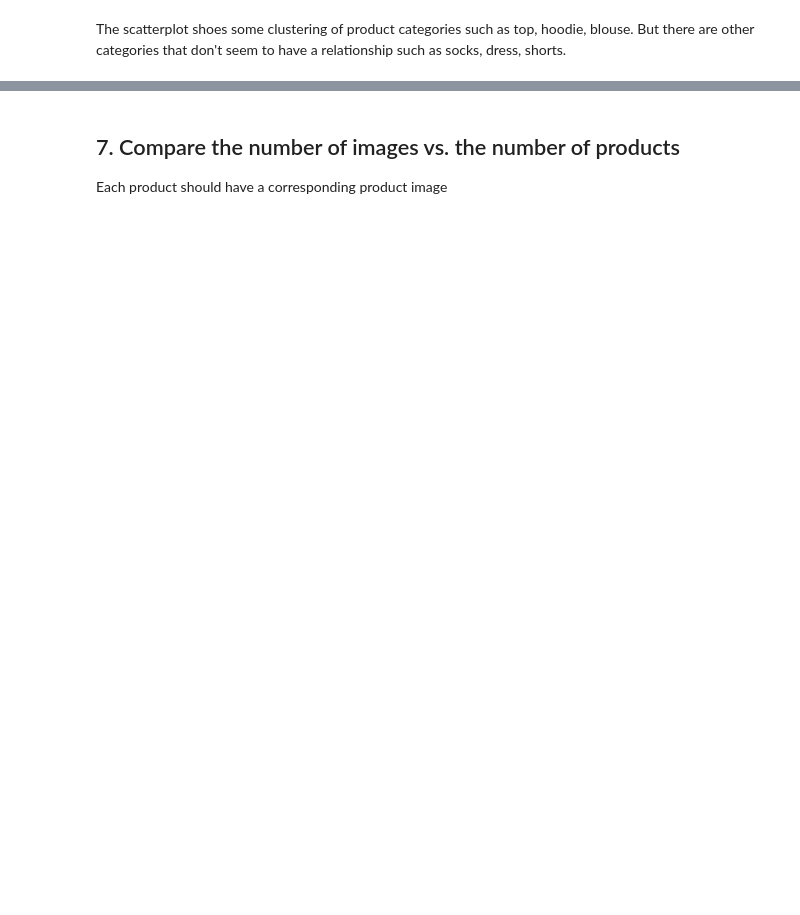
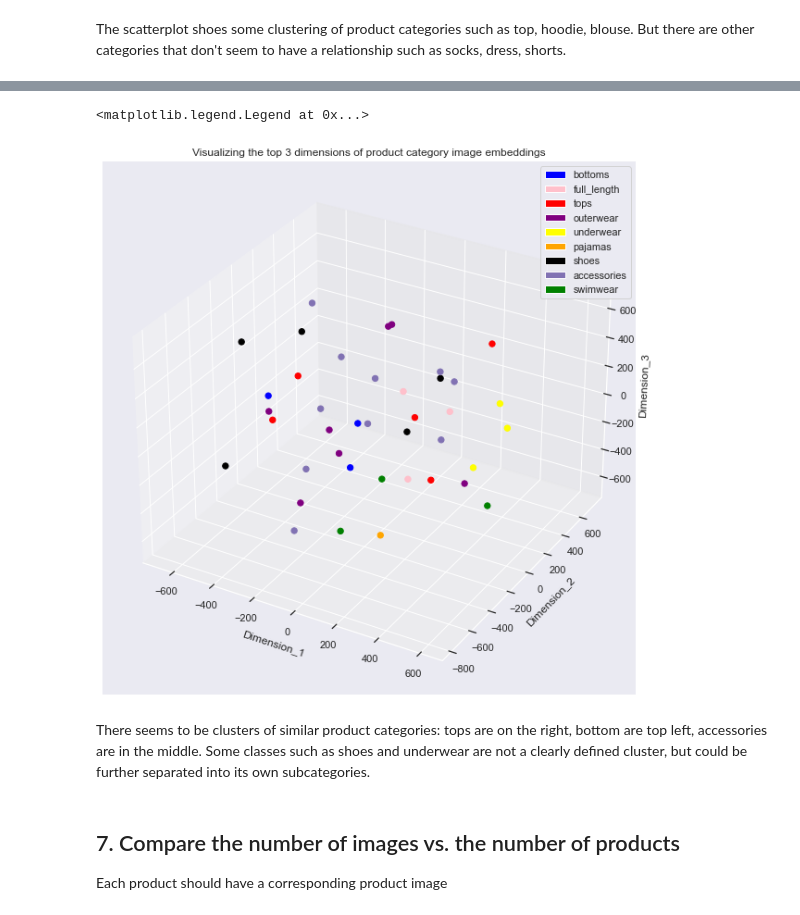
Before and after one commit to melissavhan/H_and_M_product_category_classification, a Jupyter notebook: notebooks/Capstone 3 - Data Wrangling and EDA.ipynb, the cells around one changed output, grey strips where cells are left out. Cells and saved outputs as stored; diff of their text form; code cells hidden in the pictures; blank space fills up the shorter version.

```diff
--- a/notebooks/Capstone 3 - Data Wrangling and EDA.ipynb
+++ b/notebooks/Capstone 3 - Data Wrangling and EDA.ipynb
@@ -439,0 +599,4 @@ The scatterplot shoes some clustering of product categories such as top, hoodie,
+# %%
+tsne_data3 = pd.DataFrame(tsne_data3[:40])
+tsne_data3.columns = ['Dimension_1', 'Dimension_2', 'Dimension_3']
+tsne_data3
@@ -440,3 +621,49 @@ The scatterplot shoes some clustering of product categories such as top, hoodie,
+# %%
+# Color mapping
+category_groups = {'bottoms':['Trousers', 'Shorts', 'Skirt'],
+                   'full_length':['Dress','Garment Set','Jumpsuit/Playsuit'],
+                   'tops':['T-shirt', 'Top', 'Blouse', 'Shirt','Bodysuit','Polo shirt'],
+                   'outerwear':['Hoodie', 'Vest top', 'Sweater', 'Jacket','Cardigan','Blazer','Coat'],
+                   'underwear': ['Underwear bottom', 'Bra', 'Underwear Tights'],
+                   'pajamas':['Pyjama set','Pyjama jumpsuit/playsuit'],
+                   'shoes':['Leggings/Tights', 'Sneakers', 'Socks','Sandals','Boots','Other shoe'],
+                  'accessories':['Hat/beanie','Hat/brim','Cap/peaked','Bag','Earring','Other accessories','Scarf','Hair/alice band','Sunglasses','Necklace','Belt'],
+                   'swimwear':['Swimsuit','Bikini top','Swimwear bottom']}
+
+category_colors = ['blue','pink','red','purple','yellow','orange','black','m','green']
+# %%
+category_groups_color = {'bottoms':'blue', 'full_length':'pink', 'tops':'red', 'outerwear':'purple', 'underwear':'yellow', 'pajamas':'orange','shoes':'black', 'accessories':'m', 'swimwear':'green'}
+
+PRODUCT_TO_GROUP = {product: group for group,products in category_groups.items() for product in products}
+
+cmap = []
+for i in range(tsne_data3.shape[0]):
+    cmap.append(category_groups_color[PRODUCT_TO_GROUP[major_categories[i]]])
+# %%
+# Plot a 3D scatterplot for each product category. Categories that are close to each other should be similar in distance
+
+# axes instance
+fig = plt.figure(figsize=(8,8))
+ax = Axes3D(fig, auto_add_to_figure=False)
+fig.add_axes(ax)
+
+sc = ax.scatter(tsne_data3['Dimension_1'], tsne_data3['Dimension_2'], tsne_data3['Dimension_3'], s=40, c=cmap, marker='o', alpha=1)
+ax.set_xlabel('Dimension_1')
+ax.set_ylabel('Dimension_2')
+ax.set_zlabel('Dimension_3')
+ax.set_title('Visualizing the top 3 dimensions of product category image embeddings')
+
+classes = ['bottoms', 'full_length', 'tops', 'outerwear', 'underwear', 'pajamas','shoes','accessories','swimwear']
+class_colours = ['blue','pink','red','purple','yellow','orange','black','m','green']
+recs = []
+for i in range(0, len(class_colours)):
+    recs.append(mpatches.Rectangle((0, 0), 1, 1, fc=class_colours[i]))
+plt.legend(recs, classes, loc=1)
+# %% [output]
+<matplotlib.legend.Legend at 0x...>
+[figure, added]
+# %% [markdown]
+There seems to be clusters of similar product categories: tops are on the right, bottom are top left, accessories are in the middle. Some classes such as shoes and underwear are not a clearly defined cluster, but could be further separated into its own subcategories.
 # %% [markdown]
 ## 7. Compare the number of images vs. the number of products
 Each product should have a corresponding product image
```
Also changed, not shown: parts of 42 cells of this notebook.
